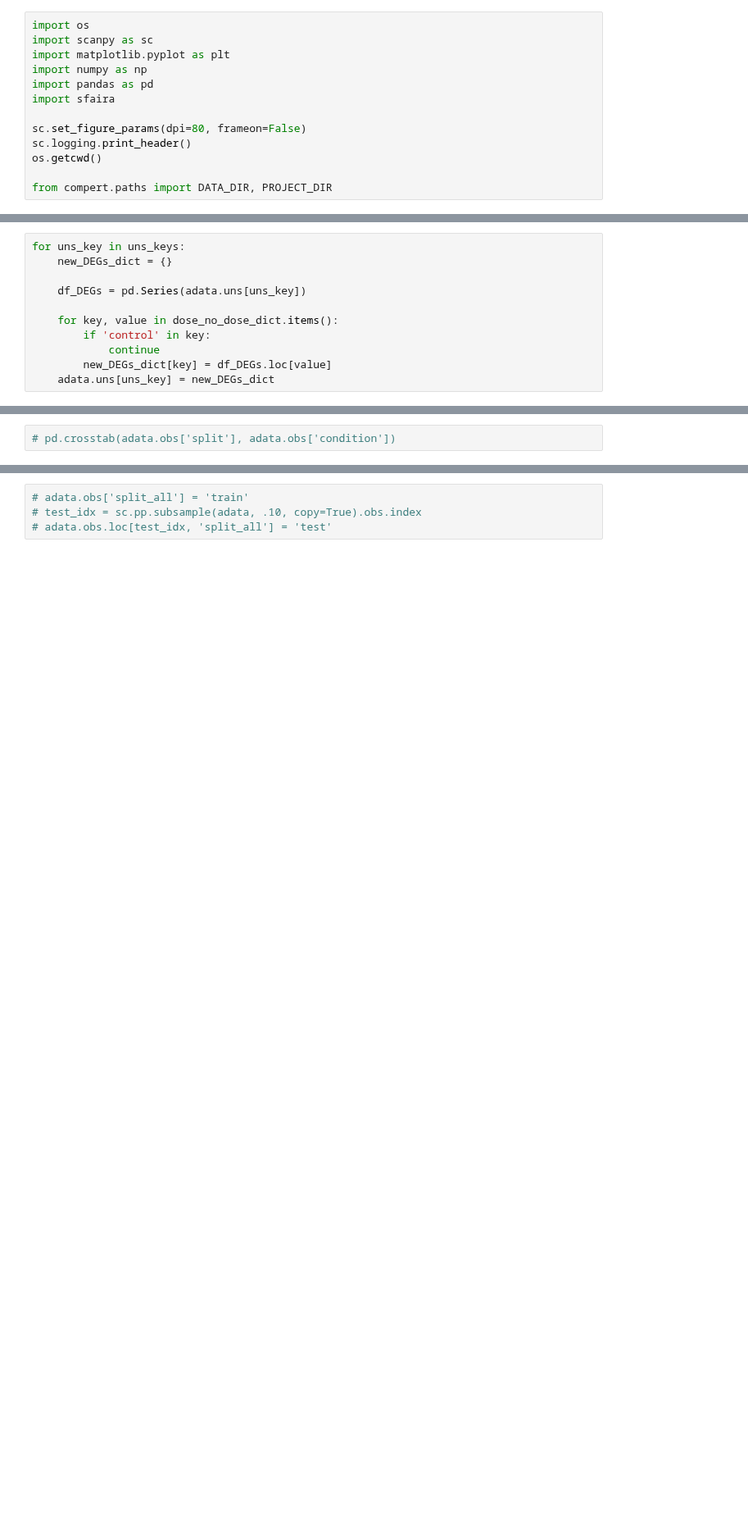
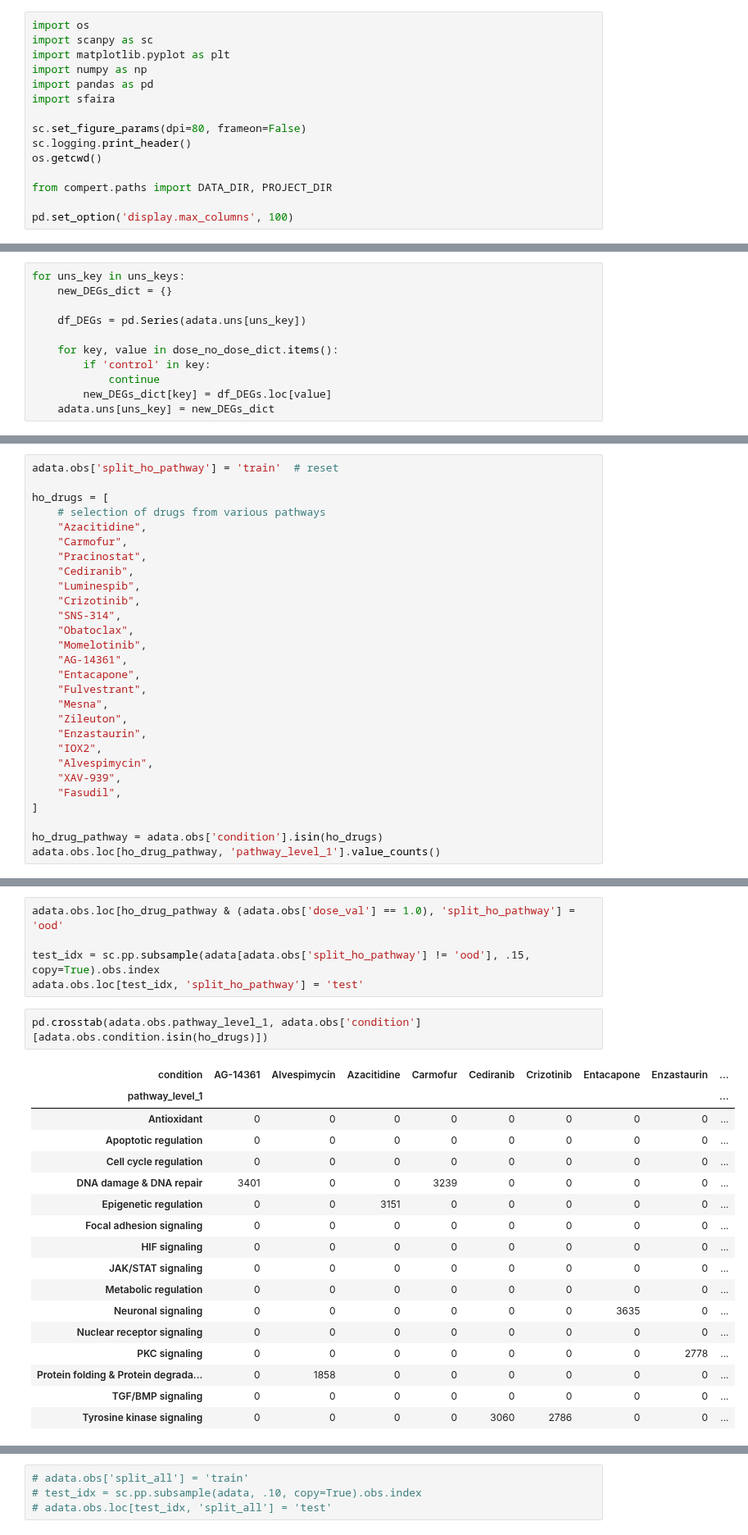
Before and after one commit to theislab/chemCPA, a Jupyter notebook: preprocessing/lincs_sciplex_gene_matching.ipynb, the cells around one changed output, grey strips where cells are left out. Shown at 82% size. Cells and saved outputs as stored; diff of their text form; blank space fills up the shorter version.

```diff
--- a/preprocessing/lincs_sciplex_gene_matching.ipynb
+++ b/preprocessing/lincs_sciplex_gene_matching.ipynb
@@ -22,6 +22,8 @@ sc.logging.print_header()
 os.getcwd()
 
 from compert.paths import DATA_DIR, PROJECT_DIR
+
+pd.set_option('display.max_columns', 100)
 # %% [output]
 scanpy==1.9.0.dev41+g58f4904c anndata==0.7.6 umap==0.5.1 numpy==1.19.2 scipy==1.6.2 pandas==1.2.4 scikit-learn==0.24.2 statsmodels==0.12.2 python-igraph==0.9.1 louvain==0.7.0 pynndescent==0.5.2
 # %%
@@ -287,0 +291,28 @@ This is not the right configuration fot the experiments we want but for the mome
+# %%
+adata.obs['split_ho_pathway'] = 'train'  # reset
+
+ho_drugs = [
+    # selection of drugs from various pathways
+    "Azacitidine",
+    "Carmofur",
+    "Pracinostat",
+    "Cediranib",
+    "Luminespib",
+    "Crizotinib",
+    "SNS-314",
+    "Obatoclax",
+    "Momelotinib",
+    "AG-14361",
+    "Entacapone",
+    "Fulvestrant",
+    "Mesna",
+    "Zileuton",
+    "Enzastaurin",
+    "IOX2",
+    "Alvespimycin",
+    "XAV-939",
+    "Fasudil",
+]
+
+ho_drug_pathway = adata.obs['condition'].isin(ho_drugs)
+adata.obs.loc[ho_drug_pathway, 'pathway_level_1'].value_counts()
@@ -318,3 +342,26 @@ This is not the right configuration fot the experiments we want but for the mome
+# %%
+adata.obs.loc[ho_drug_pathway & (adata.obs['dose_val'] == 1.0), 'split_ho_pathway'] = 'ood'
+
+test_idx = sc.pp.subsample(adata[adata.obs['split_ho_pathway'] != 'ood'], .15, copy=True).obs.index
+adata.obs.loc[test_idx, 'split_ho_pathway'] = 'test'
 # %%
-# pd.crosstab(adata.obs['split'], adata.obs['condition'])
+pd.crosstab(adata.obs.pathway_level_1, adata.obs['condition'][adata.obs.condition.isin(ho_drugs)])
+# %% [output]
+| condition | AG-14361 | Alvespimycin | Azacitidine | Carmofur | Cediranib | Crizotinib | Entacapone | Enzastaurin | ... |
+| pathway_level_1 |  |  |  |  |  |  |  |  | ... |
+| Antioxidant | 0 | 0 | 0 | 0 | 0 | 0 | 0 | 0 | ... |
+| Apoptotic regulation | 0 | 0 | 0 | 0 | 0 | 0 | 0 | 0 | ... |
+| Cell cycle regulation | 0 | 0 | 0 | 0 | 0 | 0 | 0 | 0 | ... |
+| DNA damage & DNA repair | 3401 | 0 | 0 | 3239 | 0 | 0 | 0 | 0 | ... |
+| Epigenetic regulation | 0 | 0 | 3151 | 0 | 0 | 0 | 0 | 0 | ... |
+| Focal adhesion signaling | 0 | 0 | 0 | 0 | 0 | 0 | 0 | 0 | ... |
+| HIF signaling | 0 | 0 | 0 | 0 | 0 | 0 | 0 | 0 | ... |
+| JAK/STAT signaling | 0 | 0 | 0 | 0 | 0 | 0 | 0 | 0 | ... |
+| Metabolic regulation | 0 | 0 | 0 | 0 | 0 | 0 | 0 | 0 | ... |
+| Neuronal signaling | 0 | 0 | 0 | 0 | 0 | 0 | 3635 | 0 | ... |
+| Nuclear receptor signaling | 0 | 0 | 0 | 0 | 0 | 0 | 0 | 0 | ... |
+| PKC signaling | 0 | 0 | 0 | 0 | 0 | 0 | 0 | 2778 | ... |
+| Protein folding & Protein degrada... | 0 | 1858 | 0 | 0 | 0 | 0 | 0 | 0 | ... |
+| TGF/BMP signaling | 0 | 0 | 0 | 0 | 0 | 0 | 0 | 0 | ... |
+| Tyrosine kinase signaling | 0 | 0 | 0 | 0 | 3060 | 2786 | 0 | 0 | ... |
 # %%
```
Also changed, not shown: parts of 52 cells of this notebook, 5 other files.
